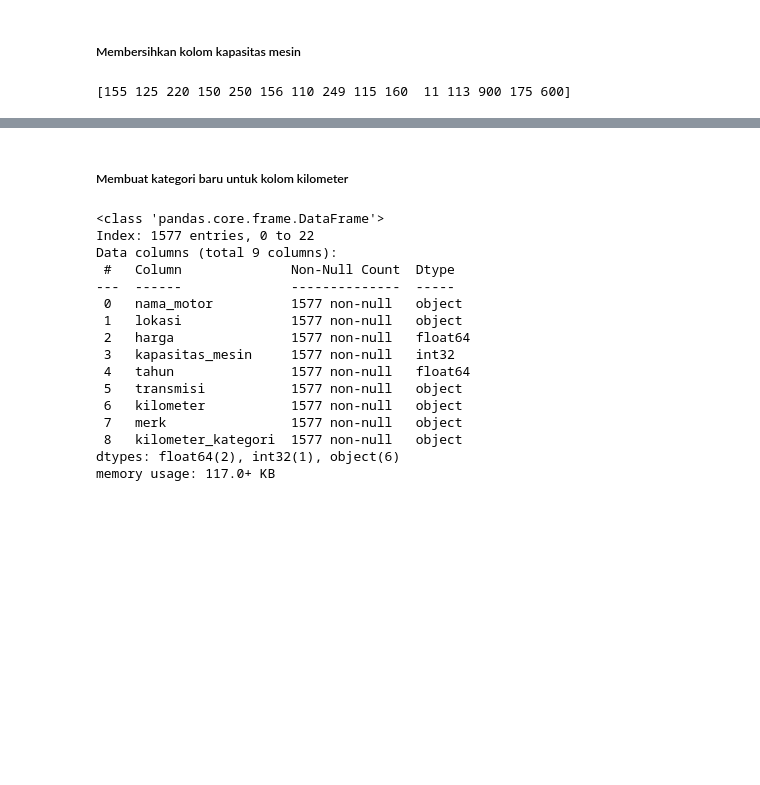
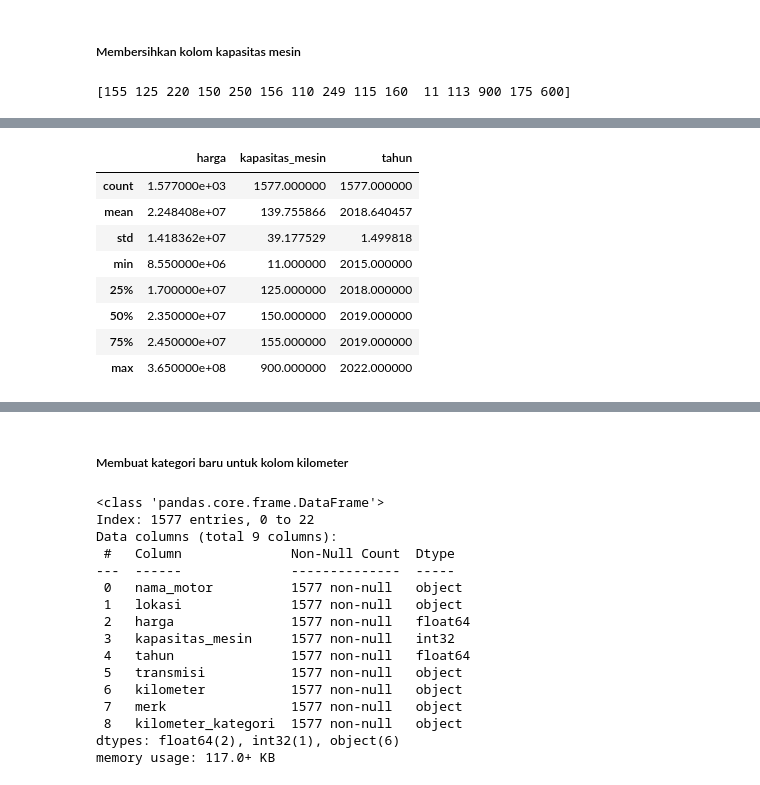
Before and after one commit to daff00/used-motorcycle-price-prediction, a Jupyter notebook: project.ipynb, the cells around one changed output, grey strips where cells are left out. Saved outputs shown, nothing was run; the diff lists cells and outputs as text; code cells hidden in the pictures; blank space fills up the shorter version.

```diff
--- a/project.ipynb
+++ b/project.ipynb
@@ -347,0 +335,14 @@ memory usage: 104.7+ KB
+# %%
+# Melihat Statistika Data Numerik
+
+used_motor.describe()
+# %% [output]
+|  | harga | kapasitas_mesin | tahun |
+| count | 1.577000e+03 | 1577.000000 | 1577.000000 |
+| mean | 2.248408e+07 | 139.755866 | 2018.640457 |
+| std | 1.418362e+07 | 39.177529 | 1.499818 |
+| min | 8.550000e+06 | 11.000000 | 2015.000000 |
+| 25% | 1.700000e+07 | 125.000000 | 2018.000000 |
+| 50% | 2.350000e+07 | 150.000000 | 2019.000000 |
+| 75% | 2.450000e+07 | 155.000000 | 2019.000000 |
+| max | 3.650000e+08 | 900.000000 | 2022.000000 |
```
Also changed, not shown: parts of 20 cells of this notebook.
